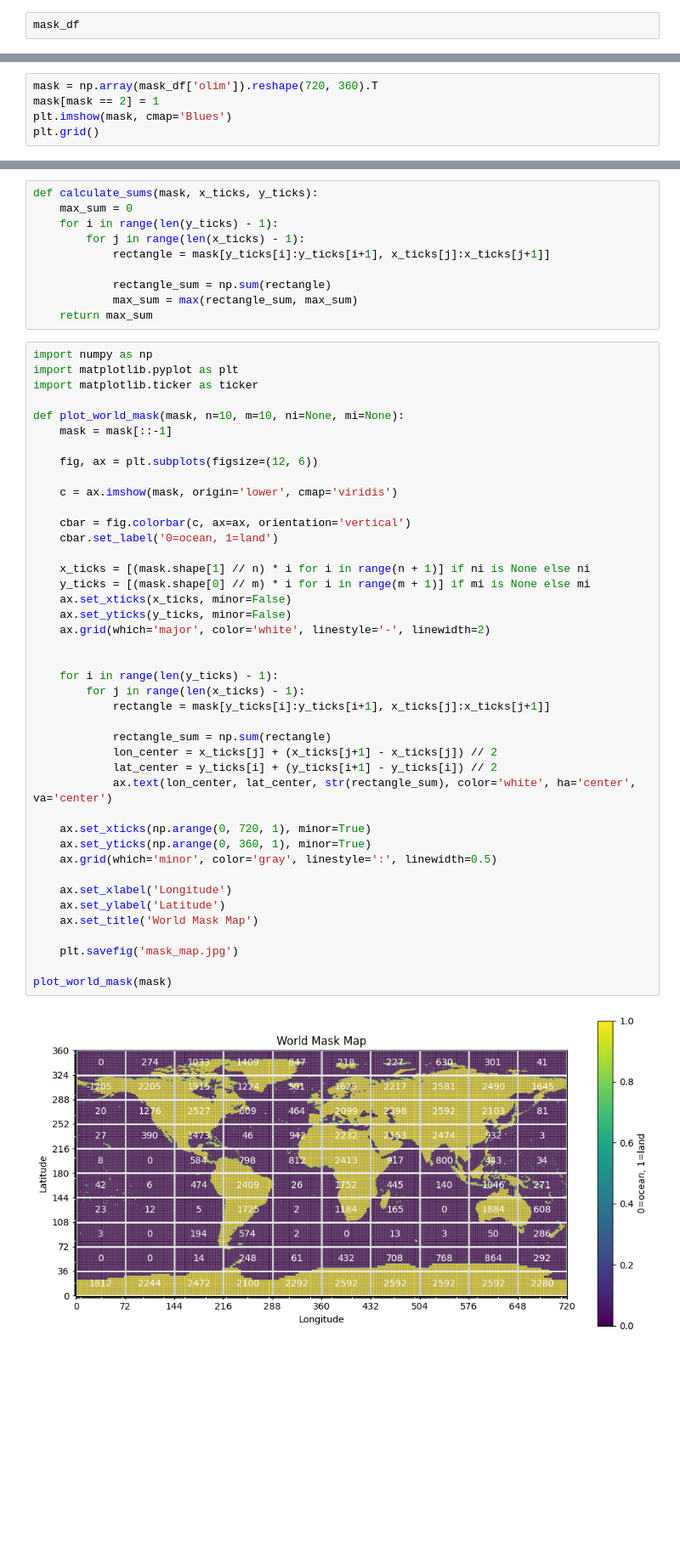
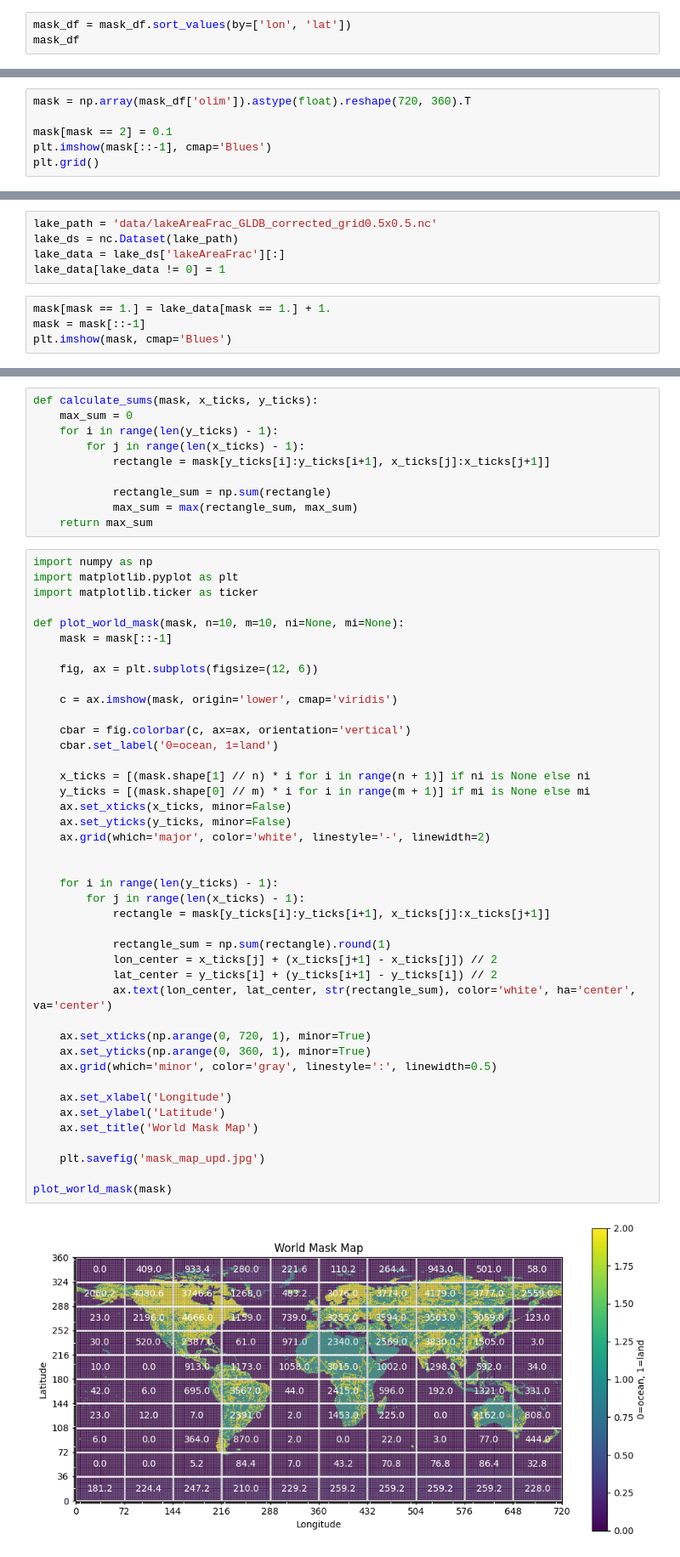
Before and after one commit to SEnikeeva/proc_optimisation, a Jupyter notebook: data.ipynb, the cells around one changed output, grey strips where cells are left out. Shown at 85% size. Saved outputs shown, nothing was run; the diff lists cells and outputs as text; blank space fills up the shorter version.

Commit message:
added lakes

```diff
--- a/data.ipynb
+++ b/data.ipynb
@@ -5,6 +7,7 @@ import pandas as pd
 # %%
 mask_df = pd.read_csv('data/term_landseamask.csv', sep=';')
 # %%
+mask_df = mask_df.sort_values(by=['lon', 'lat'])
 mask_df
 # %% [output]
 |  | id | i | j | lon | lat | index | olim |
@@ -22,7 +25,8 @@ mask_df
 259200 rows × 7 columns
 # %%
-mask = np.array(mask_df['olim']).reshape(720, 360).T
-mask[mask == 2] = 1
-plt.imshow(mask, cmap='Blues')
+mask = np.array(mask_df['olim']).astype(float).reshape(720, 360).T
+
+mask[mask == 2] = 0.1
+plt.imshow(mask[::-1], cmap='Blues')
 plt.grid()
 # %% [output]
@@ -29,0 +34,9 @@ plt.grid()
+# %%
+lake_path = 'data/lakeAreaFrac_GLDB_corrected_grid0.5x0.5.nc'
+lake_ds = nc.Dataset(lake_path)
+lake_data = lake_ds['lakeAreaFrac'][:]
+lake_data[lake_data != 0] = 1
+# %%
+mask[mask == 1.] = lake_data[mask == 1.] + 1.
+mask = mask[::-1]
+plt.imshow(mask, cmap='Blues')
@@ -51,34 +71,34 @@ def plot_world_mask(mask, n=10, m=10, ni=None, mi=None):
 
     cbar = fig.colorbar(c, ax=ax, orientation='vertical')
     cbar.set_label('0=ocean, 1=land')
 
     x_ticks = [(mask.shape[1] // n) * i for i in range(n + 1)] if ni is None else ni
     y_ticks = [(mask.shape[0] // m) * i for i in range(m + 1)] if mi is None else mi
     ax.set_xticks(x_ticks, minor=False)
     ax.set_yticks(y_ticks, minor=False)
     ax.grid(which='major', color='white', linestyle='-', linewidth=2)
 
 
     for i in range(len(y_ticks) - 1):
         for j in range(len(x_ticks) - 1):
             rectangle = mask[y_ticks[i]:y_ticks[i+1], x_ticks[j]:x_ticks[j+1]]
 
-            rectangle_sum = np.sum(rectangle)
+            rectangle_sum = np.sum(rectangle).round(1)
             lon_center = x_ticks[j] + (x_ticks[j+1] - x_ticks[j]) // 2
             lat_center = y_ticks[i] + (y_ticks[i+1] - y_ticks[i]) // 2
             ax.text(lon_center, lat_center, str(rectangle_sum), color='white', ha='center', va='center')
 
     ax.set_xticks(np.arange(0, 720, 1), minor=True)
     ax.set_yticks(np.arange(0, 360, 1), minor=True)
     ax.grid(which='minor', color='gray', linestyle=':', linewidth=0.5)
 
     ax.set_xlabel('Longitude')
     ax.set_ylabel('Latitude')
     ax.set_title('World Mask Map')
 
-    plt.savefig('mask_map.jpg')
+    plt.savefig('mask_map_upd.jpg')
 
 plot_world_mask(mask)
 # %% [output]
-[figure, old version]
+[figure, new version]
 # %%
```
Also changed, not shown: parts of 11 cells of this notebook, 1 other file.
